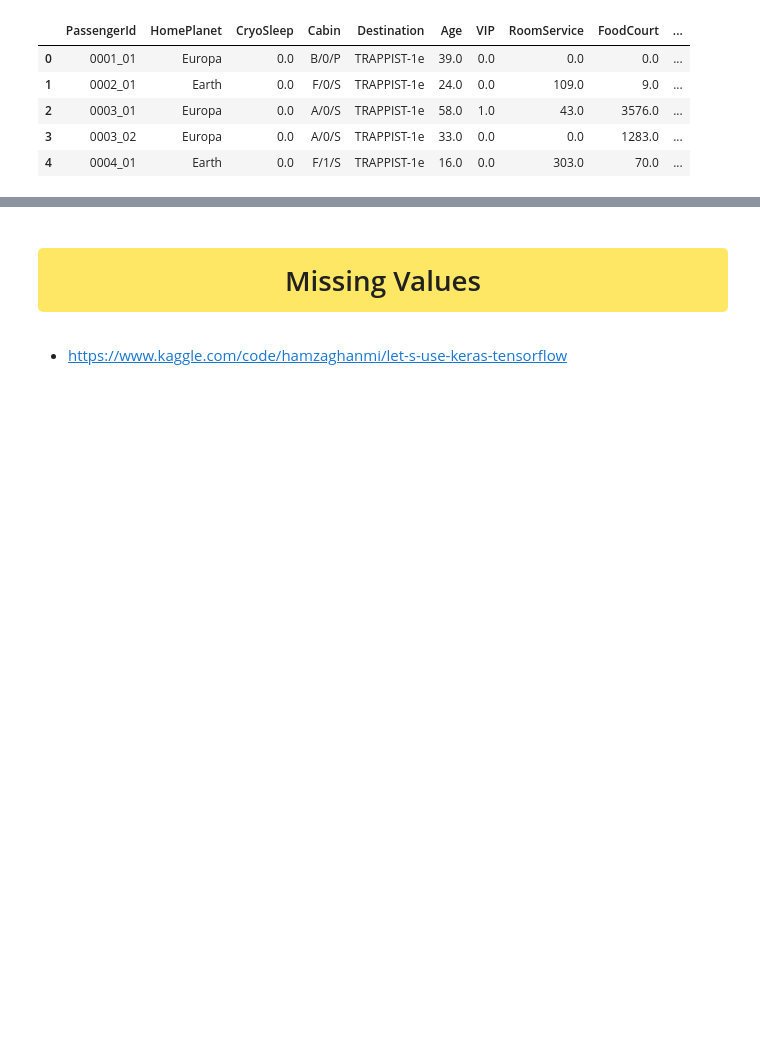
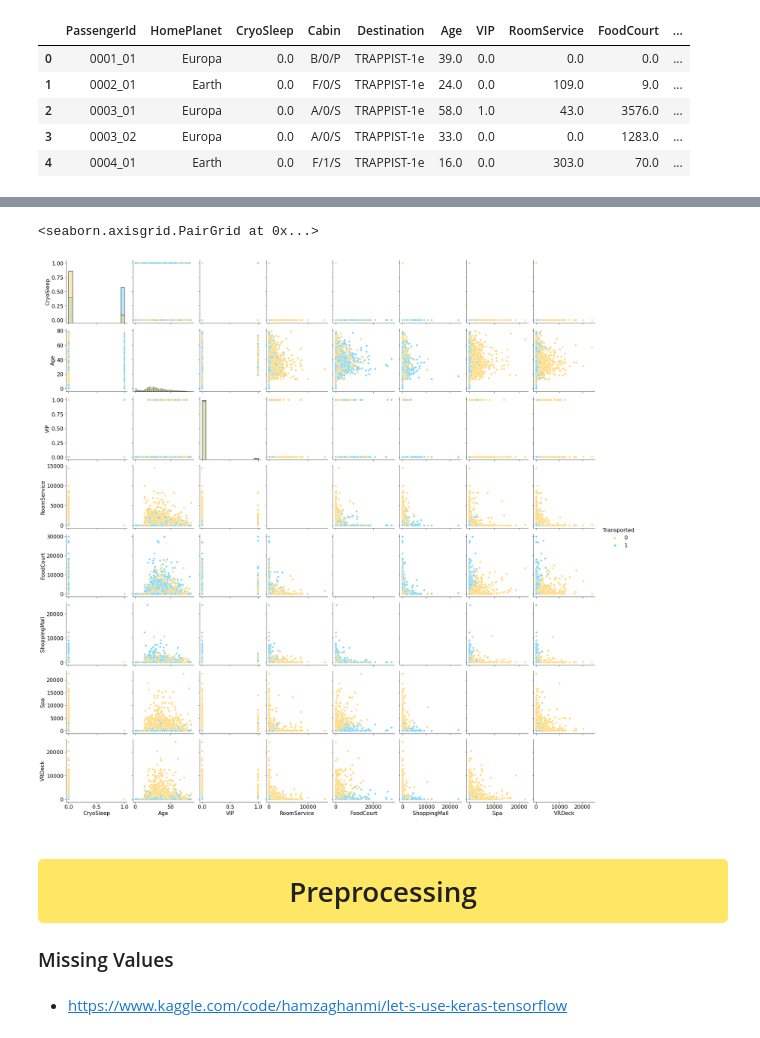
Before and after one commit to melling/ml-kaggle-spaceship-titanic, a Jupyter notebook: spaceship-titanic-eda.ipynb, the cells around one changed output, grey strips where cells are left out. Drawn from its saved outputs; the diff is of its cells as text; code cells hidden in the pictures; blank space fills up the shorter version.

```diff
--- a/spaceship-titanic-eda.ipynb
+++ b/spaceship-titanic-eda.ipynb
@@ -79,7 +79,7 @@ TARGET_ENC = "target_num"
 mpl.rcParams["font.size"] = 16
 
 theme_colors = ["#ffd670", "#70d6ff", "#ff4d6d", "#8338ec", "#90cf8e"]
-customPalette = sns.set_palette(sns.color_palette(theme_colors))
+theme_palette = sns.set_palette(sns.color_palette(theme_colors))
 
 sns.palplot(sns.color_palette(theme_colors), size=1.5)
 plt.tick_params(axis="both", labelsize=0, length=0)
@@ -380,3 +382,9 @@ train.head()
 | 2 | 0003_01 | Europa | 0.0 | A/0/S | TRAPPIST-1e | 58.0 | 1.0 | 43.0 | 3576.0 | ... |
 | 3 | 0003_02 | Europa | 0.0 | A/0/S | TRAPPIST-1e | 33.0 | 0.0 | 0.0 | 1283.0 | ... |
 | 4 | 0004_01 | Earth | 0.0 | F/1/S | TRAPPIST-1e | 16.0 | 0.0 | 303.0 | 70.0 | ... |
+# %%
+continuous_features = train.select_dtypes(include=[np.number]).columns
+continuous_features = list(train.select_dtypes(include=["number"]).columns)
+
+
+continuous_features  # returns all the columns name
@@ -383,6 +401,7 @@ train.head()
 # %%
 %%time
-# sns.pairplot(train, hue="Transported", height=3, diag_kind="hist")
-# # sns.pairplot(train, height=3, diag_kind="hist")
+# X = train[continuous_features].copy()
+sns.pairplot(data=train[continuous_features], hue=TARGET, height=3, diag_kind="hist", palette=theme_palette)
+# sns.pairplot(train, height=3, diag_kind="hist")
 # plt.show()
 # %% [output]
@@ -391,6 +410,10 @@ Wall time: 8.11 µs
+<seaborn.axisgrid.PairGrid at 0x...>
+[figure, added]
 # %% [markdown]
-<div style="background-color:rgba(255, 215, 0, 0.6);border-radius:5px;display:fill"><h1 style="text-align: center;padding: 12px 0px 12px 0px;">Missing Values</h1>
+<div style="background-color:rgba(255, 215, 0, 0.6);border-radius:5px;display:fill"><h1 style="text-align: center;padding: 12px 0px 12px 0px;">Preprocessing</h1>
 </div>
+
+### Missing Values
 # %% [markdown]
 - https://www.kaggle.com/code/hamzaghanmi/let-s-use-keras-tensorflow
 # %%
```
Also changed, not shown: parts of 4 cells of this notebook.
